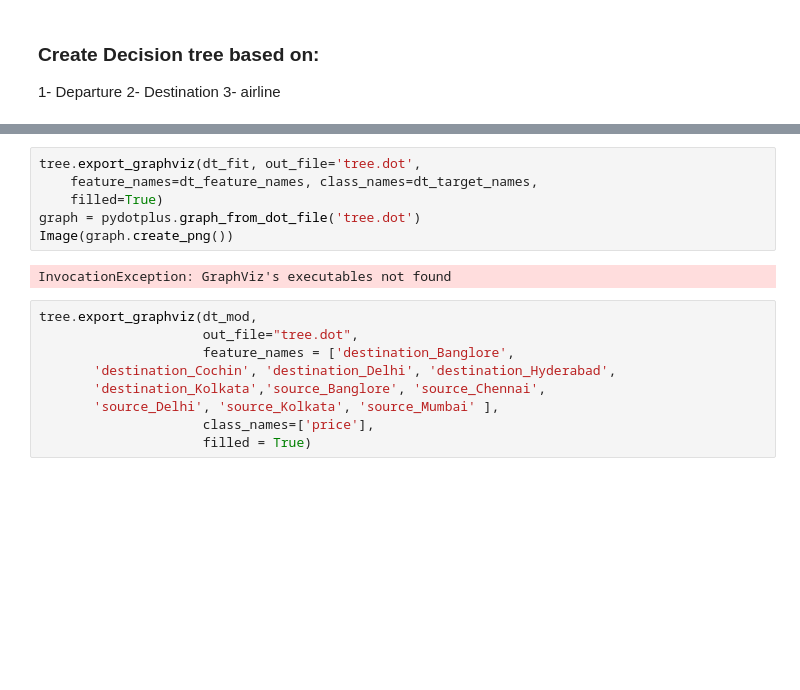
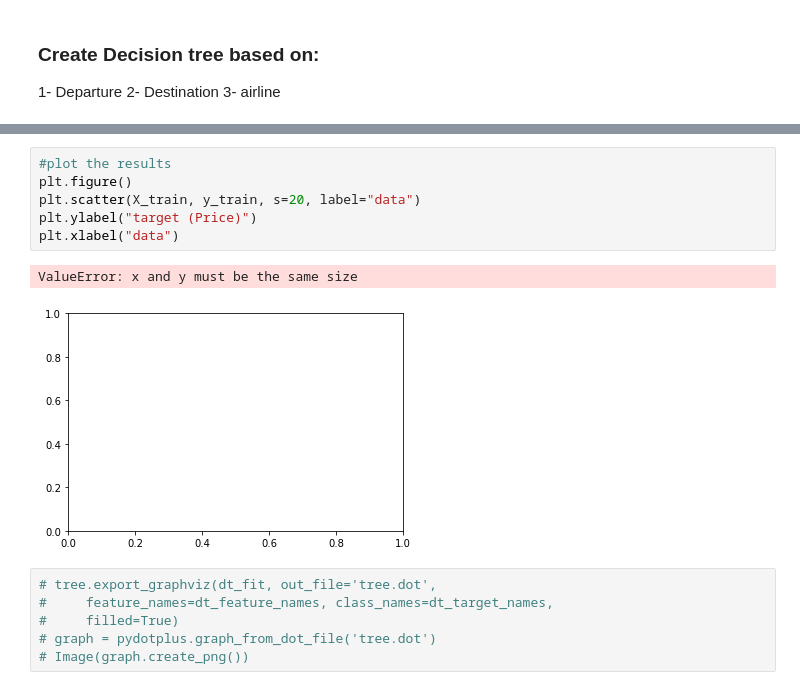
Before and after one commit to HendKordy/flights_analysis, a Jupyter notebook: decision_tree/decesion_tree.ipynb, the cells around one changed output, grey strips where cells are left out. Saved outputs shown, nothing was run; the diff lists cells and outputs as text; blank space fills up the shorter version.

```diff
--- a/decision_tree/decesion_tree.ipynb
+++ b/decision_tree/decesion_tree.ipynb
@@ -67,17 +117,15 @@ dt_fit.get_n_leaves()
+# %%
+#plot the results
+plt.figure()
+plt.scatter(X_train, y_train, s=20, label="data")
+plt.ylabel("target (Price)")
+plt.xlabel("data")
+# %% [output]
+ValueError: x and y must be the same size
+[figure, added]
 # %%
-tree.export_graphviz(dt_fit, out_file='tree.dot',
-    feature_names=dt_feature_names, class_names=dt_target_names,
-    filled=True)
-graph = pydotplus.graph_from_dot_file('tree.dot')
-Image(graph.create_png())
+# tree.export_graphviz(dt_fit, out_file='tree.dot',
+#     feature_names=dt_feature_names, class_names=dt_target_names,
+#     filled=True)
+# graph = pydotplus.graph_from_dot_file('tree.dot')
+# Image(graph.create_png())
-# %% [output]
-InvocationException: GraphViz's executables not found
-# %%
-tree.export_graphviz(dt_mod,
-                     out_file="tree.dot",
-                     feature_names = ['destination_Banglore',
-       'destination_Cochin', 'destination_Delhi', 'destination_Hyderabad',
-       'destination_Kolkata','source_Banglore', 'source_Chennai',
-       'source_Delhi', 'source_Kolkata', 'source_Mumbai' ],
-                     class_names=['price'],
-                     filled = True)
```
Also changed, not shown: parts of 23 cells of this notebook, 1 other file.
